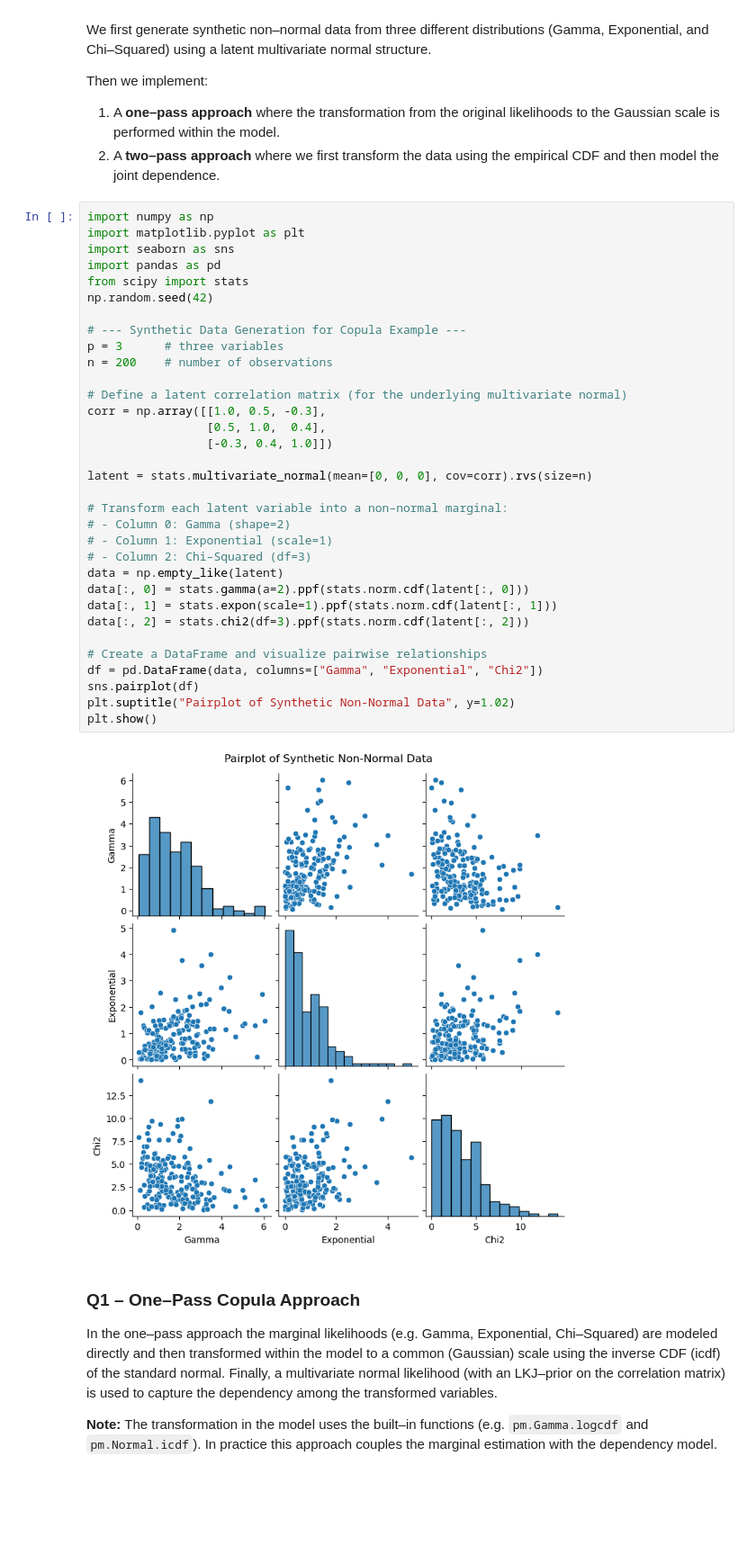
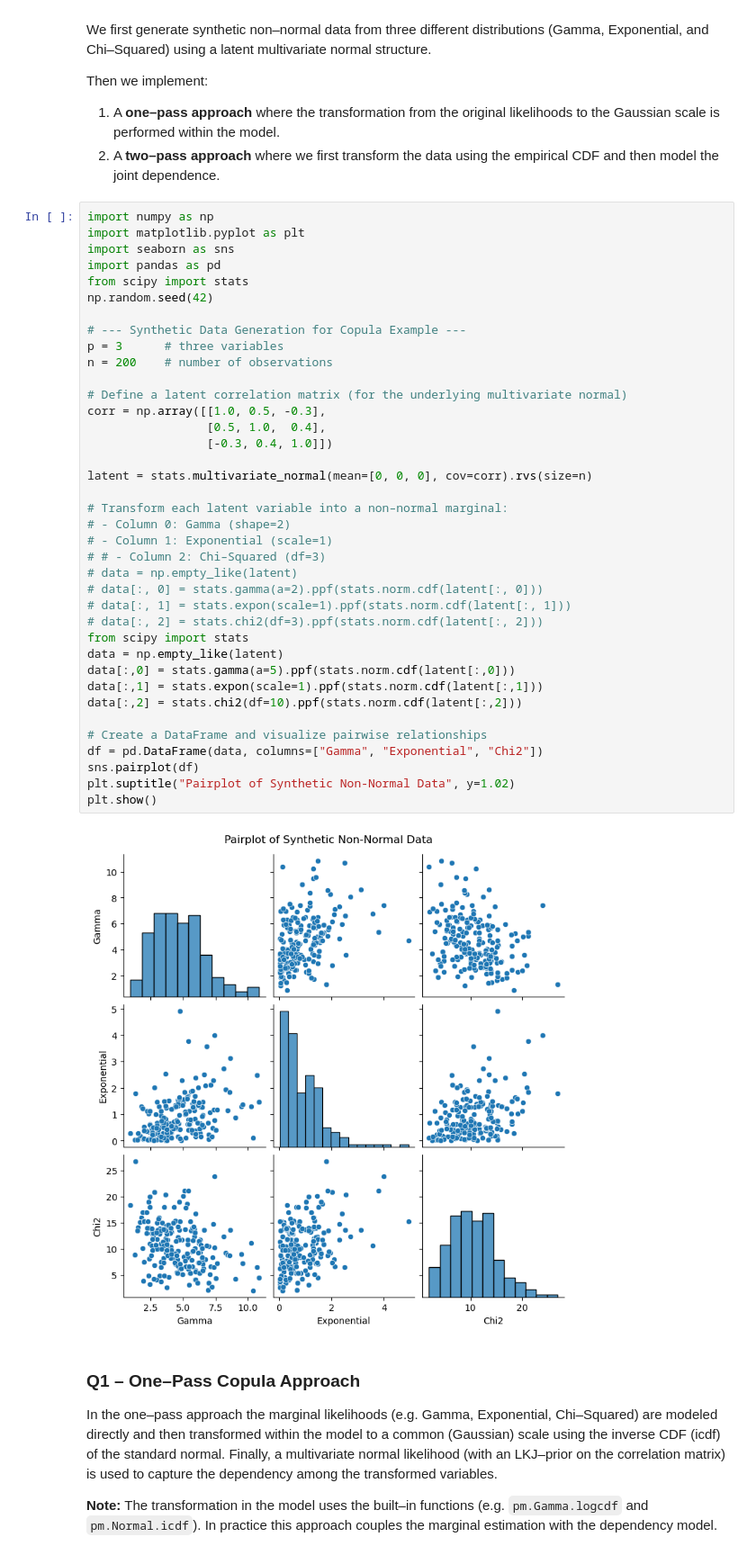
Before and after one commit to maltseasy/STA365, a Jupyter notebook: HW9.ipynb, the cells around one changed output. Shown at 90% size. Drawn from its saved outputs; the diff is of its cells as text; blank space fills up the shorter version.

```diff
--- a/HW9.ipynb
+++ b/HW9.ipynb
@@ -18,38 +18,43 @@ Then we implement:
 # %%
 import numpy as np
 import matplotlib.pyplot as plt
 import seaborn as sns
 import pandas as pd
 from scipy import stats
 np.random.seed(42)
 
 # --- Synthetic Data Generation for Copula Example ---
 p = 3      # three variables
 n = 200    # number of observations
 
 # Define a latent correlation matrix (for the underlying multivariate normal)
 corr = np.array([[1.0, 0.5, -0.3],
                  [0.5, 1.0,  0.4],
                  [-0.3, 0.4, 1.0]])
 
 latent = stats.multivariate_normal(mean=[0, 0, 0], cov=corr).rvs(size=n)
 
 # Transform each latent variable into a non–normal marginal:
 # - Column 0: Gamma (shape=2)
 # - Column 1: Exponential (scale=1)
-# - Column 2: Chi–Squared (df=3)
+# # - Column 2: Chi–Squared (df=3)
+# data = np.empty_like(latent)
+# data[:, 0] = stats.gamma(a=2).ppf(stats.norm.cdf(latent[:, 0]))
+# data[:, 1] = stats.expon(scale=1).ppf(stats.norm.cdf(latent[:, 1]))
+# data[:, 2] = stats.chi2(df=3).ppf(stats.norm.cdf(latent[:, 2]))
+from scipy import stats
 data = np.empty_like(latent)
-data[:, 0] = stats.gamma(a=2).ppf(stats.norm.cdf(latent[:, 0]))
-data[:, 1] = stats.expon(scale=1).ppf(stats.norm.cdf(latent[:, 1]))
-data[:, 2] = stats.chi2(df=3).ppf(stats.norm.cdf(latent[:, 2]))
+data[:,0] = stats.gamma(a=5).ppf(stats.norm.cdf(latent[:,0]))
+data[:,1] = stats.expon(scale=1).ppf(stats.norm.cdf(latent[:,1]))
+data[:,2] = stats.chi2(df=10).ppf(stats.norm.cdf(latent[:,2]))
 
 # Create a DataFrame and visualize pairwise relationships
 df = pd.DataFrame(data, columns=["Gamma", "Exponential", "Chi2"])
 sns.pairplot(df)
 plt.suptitle("Pairplot of Synthetic Non-Normal Data", y=1.02)
 plt.show()
 # %% [output]
-[figure, old version]
+[figure, new version]
 # %% [markdown]
 
 ### Q1 – One–Pass Copula Approach
```
Also changed, not shown: parts of 8 cells of this notebook.
